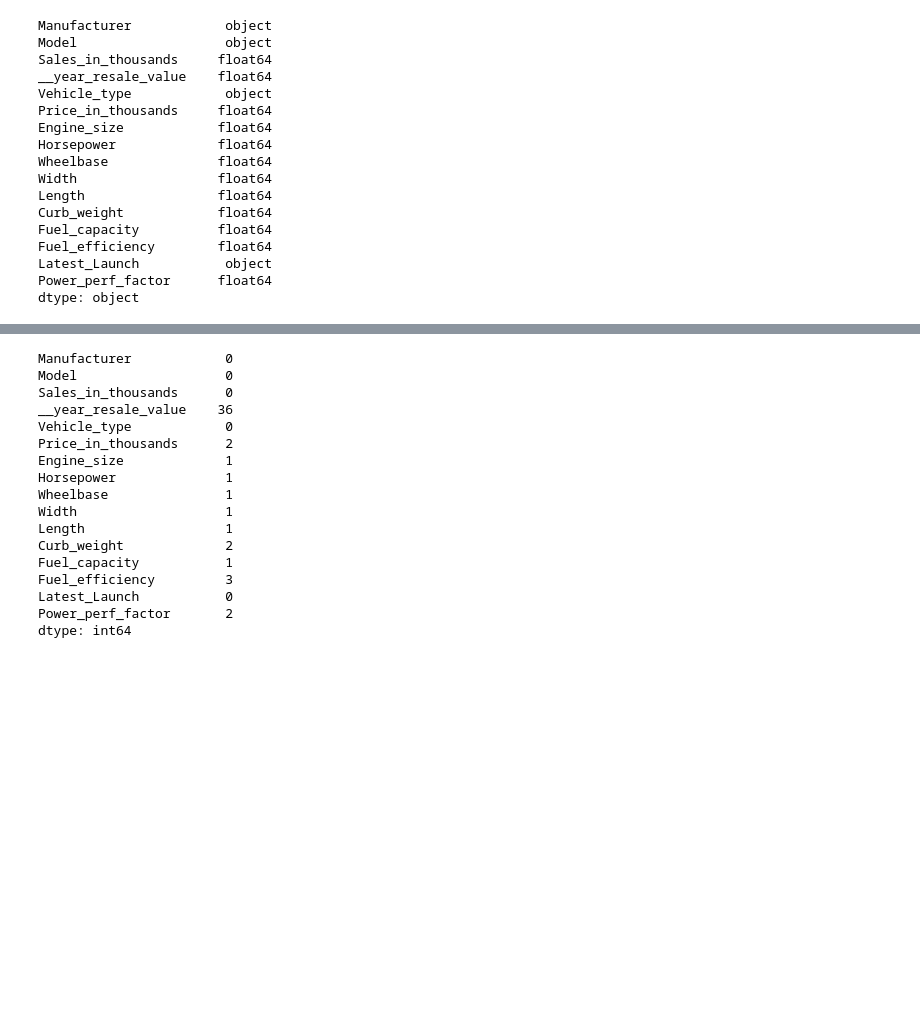
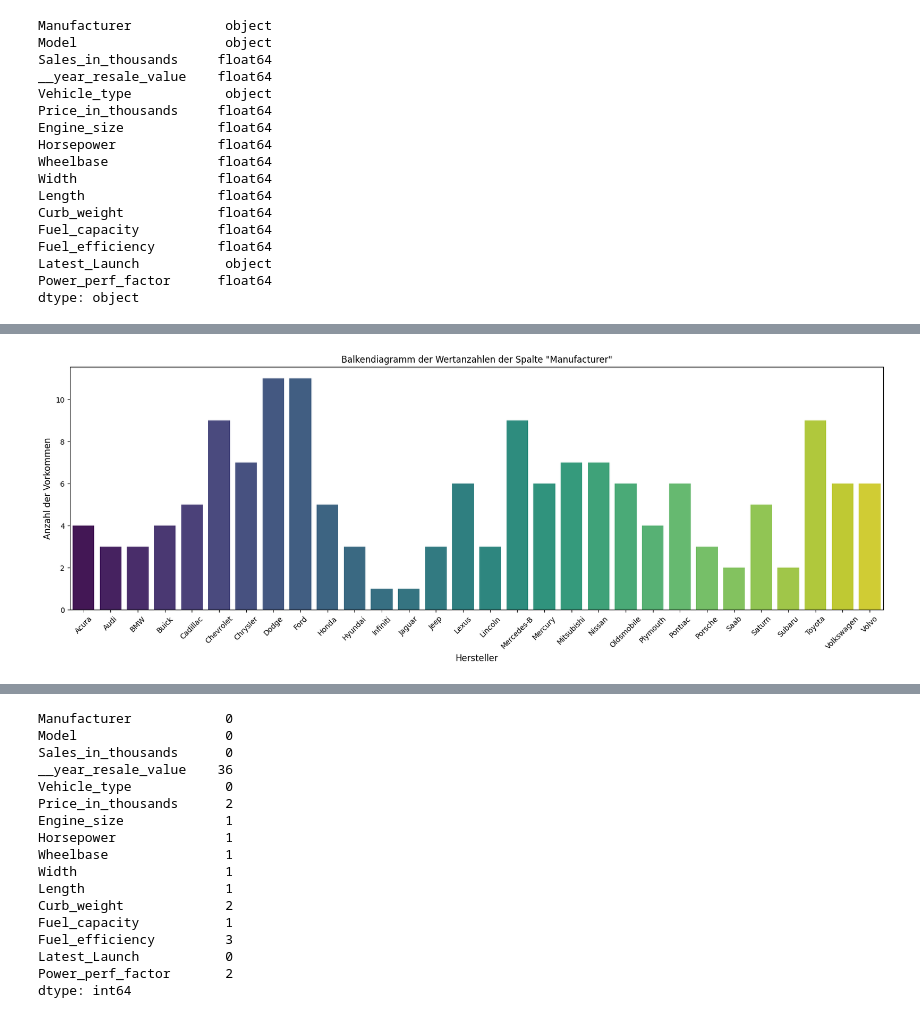
Before and after one commit to A-Layali/Car-Sales-Prediction, a Jupyter notebook: EDA.ipynb, the cells around one changed output, grey strips where cells are left out. Saved outputs shown, nothing was run; the diff lists cells and outputs as text; code cells hidden in the pictures; blank space fills up the shorter version.

```diff
--- a/EDA.ipynb
+++ b/EDA.ipynb
@@ -47,0 +122,19 @@ dtype: object
+# %%
+import matplotlib.pyplot as plt
+import seaborn as sns
+
+### Wertanzahl der Spalte 'Manufacturer' ermitteln
+manufacturer_count = df['Manufacturer'].value_counts(dropna=False).reset_index()
+manufacturer_count.columns = ['Manufacturer', 'Count']  # Spalten umbenennen
+
+### Balkendiagramm der Wertanzahlen der Spalte 'Manufacturer'
+plt.figure(figsize=(20, 6))
+sns.barplot(x="Manufacturer", y="Count", hue="Manufacturer", data=manufacturer_count, palette="viridis", legend=False)
+
+plt.title('Balkendiagramm der Wertanzahlen der Spalte "Manufacturer"')
+plt.ylabel('Anzahl der Vorkommen', fontsize=12)
+plt.xlabel('Hersteller', fontsize=12)
+plt.xticks(rotation=45)
+plt.show()
+# %% [output]
+[figure, added]
```
Also changed, not shown: parts of 17 cells of this notebook.
